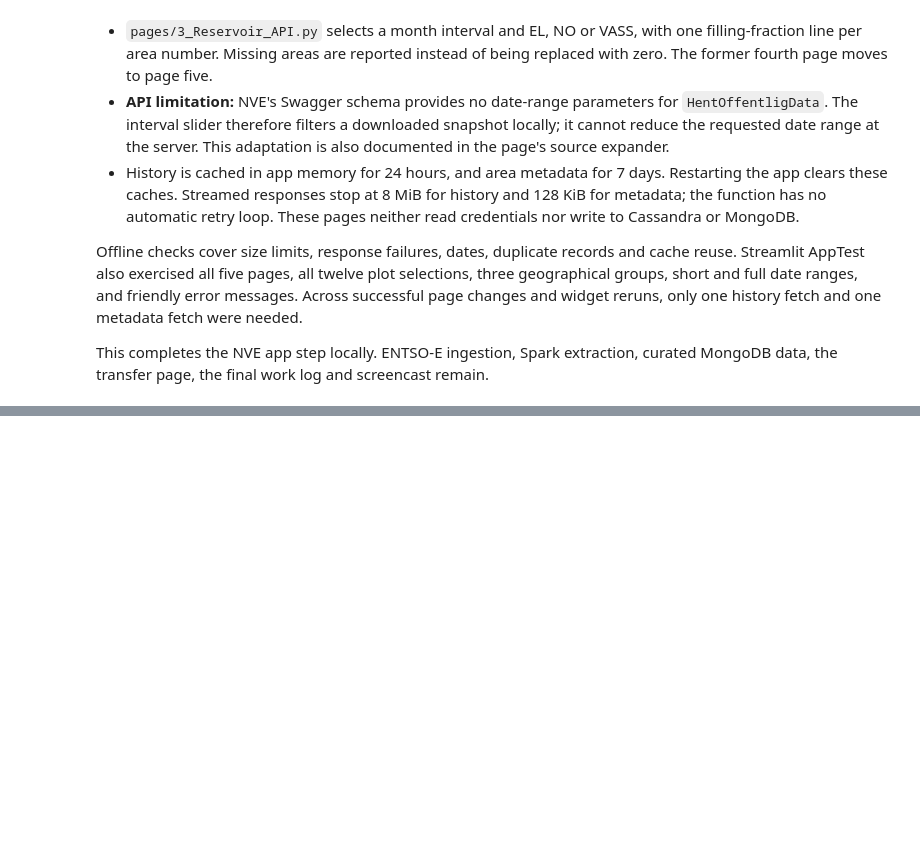
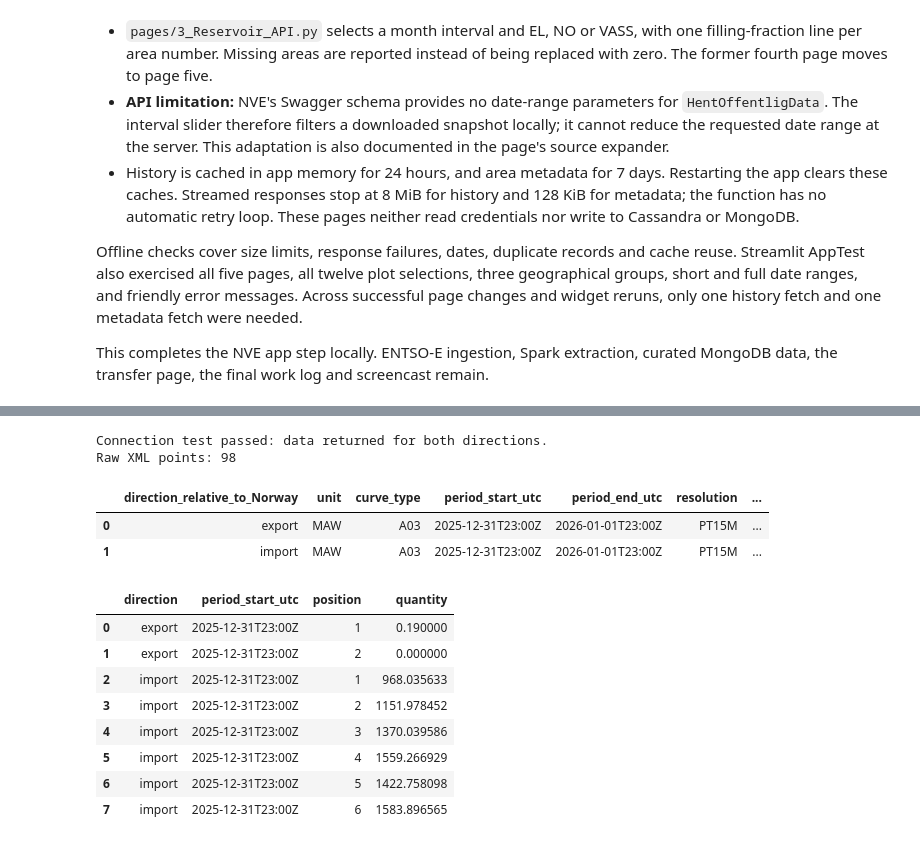
Before and after one commit to G0KU-DOTCOM/Streamlit_dashboard, a Jupyter notebook: notebooks/prosjekt_part2.ipynb, the cells around one changed output, grey strips where cells are left out. Drawn from its saved outputs; the diff is of its cells as text; code cells hidden in the pictures; blank space fills up the shorter version.

```diff
--- a/notebooks/prosjekt_part2.ipynb
+++ b/notebooks/prosjekt_part2.ipynb
@@ -982,0 +1131,47 @@ curated MongoDB data, the transfer page, the final work log and screencast remai
+# %%
+# Namespace wildcards allow the XML schema version to vary.
+series_overview = []
+raw_sample_points = []
+for direction, root in sample_xml.items():
+    for series in root.findall("{*}TimeSeries"):
+        for period in series.findall("{*}Period"):
+            points = period.findall("{*}Point")
+            series_overview.append({
+                "direction_relative_to_Norway": direction,
+                "unit": series.findtext("{*}quantity_Measure_Unit.name"),
+                "curve_type": series.findtext("{*}curveType"),
+                "period_start_utc": period.findtext("{*}timeInterval/{*}start"),
+                "period_end_utc": period.findtext("{*}timeInterval/{*}end"),
+                "resolution": period.findtext("{*}resolution"),
+                "raw_point_count": len(points),
+            })
+            for point in points:
+                raw_sample_points.append({
+                    "direction": direction,
+                    "period_start_utc": period.findtext("{*}timeInterval/{*}start"),
+                    "position": int(point.findtext("{*}position")),
+                    "quantity": float(point.findtext("{*}quantity")),
+                })
+series_overview = pd.DataFrame(series_overview)
+raw_sample_points = pd.DataFrame(raw_sample_points)
+if raw_sample_points.empty:
+    raise RuntimeError("The sample contains no quantity points.")
+print("Connection test passed: data returned for both directions.")
+print(f"Raw XML points: {len(raw_sample_points):,}")
+display(series_overview)
+display(raw_sample_points.head(8))
+# %% [output]
+Connection test passed: data returned for both directions.
+Raw XML points: 98
+|  | direction_relative_to_Norway | unit | curve_type | period_start_utc | period_end_utc | resolution | ... |
+| 0 | export | MAW | A03 | 2025-12-31T23:00Z | 2026-01-01T23:00Z | PT15M | ... |
+| 1 | import | MAW | A03 | 2025-12-31T23:00Z | 2026-01-01T23:00Z | PT15M | ... |
+|  | direction | period_start_utc | position | quantity |
+| 0 | export | 2025-12-31T23:00Z | 1 | 0.190000 |
+| 1 | export | 2025-12-31T23:00Z | 2 | 0.000000 |
+| 2 | import | 2025-12-31T23:00Z | 1 | 968.035633 |
+| 3 | import | 2025-12-31T23:00Z | 2 | 1151.978452 |
+| 4 | import | 2025-12-31T23:00Z | 3 | 1370.039586 |
+| 5 | import | 2025-12-31T23:00Z | 4 | 1559.266929 |
+| 6 | import | 2025-12-31T23:00Z | 5 | 1422.758098 |
+| 7 | import | 2025-12-31T23:00Z | 6 | 1583.896565 |
```
Also changed, not shown: parts of 5 cells of this notebook, 1 other file.
